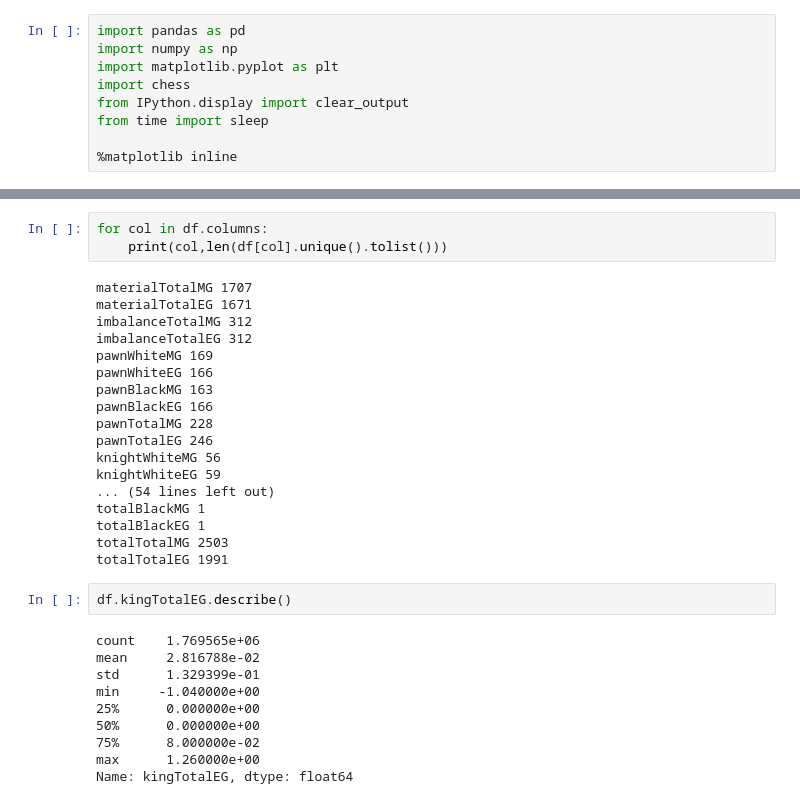
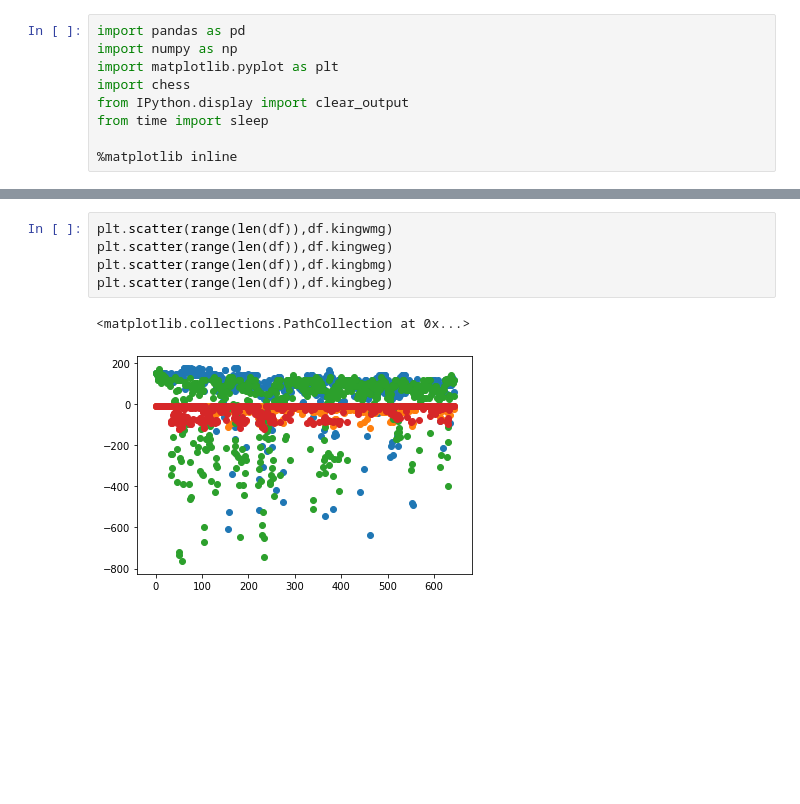
Before and after one commit to Sigurdurhelga/MSc-Breakthrough, a Jupyter notebook: Notebooks/Visualizations.ipynb, the cells around one changed output, grey strips where cells are left out. Cells and saved outputs as stored; diff of their text form; blank space fills up the shorter version.

```diff
--- a/Notebooks/Visualizations.ipynb
+++ b/Notebooks/Visualizations.ipynb
@@ -170,33 +155,8 @@ KeyboardInterrupt:
-# %%
-for col in df.columns:
-    print(col,len(df[col].unique().tolist()))
-# %% [output]
-materialTotalMG 1707
-materialTotalEG 1671
-imbalanceTotalMG 312
-imbalanceTotalEG 312
-pawnWhiteMG 169
-pawnWhiteEG 166
-pawnBlackMG 163
-pawnBlackEG 166
-pawnTotalMG 228
-pawnTotalEG 246
-knightWhiteMG 56
-knightWhiteEG 59
-... (54 lines left out)
-totalBlackMG 1
-totalBlackEG 1
-totalTotalMG 2503
-totalTotalEG 1991
-# %%
-df.kingTotalEG.describe()
-# %% [output]
-count    1.769565e+06
-mean     2.816788e-02
-std      1.329399e-01
-min     -1.040000e+00
-25%      0.000000e+00
-50%      0.000000e+00
-75%      8.000000e-02
-max      1.260000e+00
-Name: kingTotalEG, dtype: float64
+# %%
+plt.scatter(range(len(df)),df.kingwmg)
+plt.scatter(range(len(df)),df.kingweg)
+plt.scatter(range(len(df)),df.kingbmg)
+plt.scatter(range(len(df)),df.kingbeg)
+# %% [output]
+<matplotlib.collections.PathCollection at 0x...>
+[figure, added]
```
Also changed, not shown: parts of 4 cells of this notebook, 20 other files.
